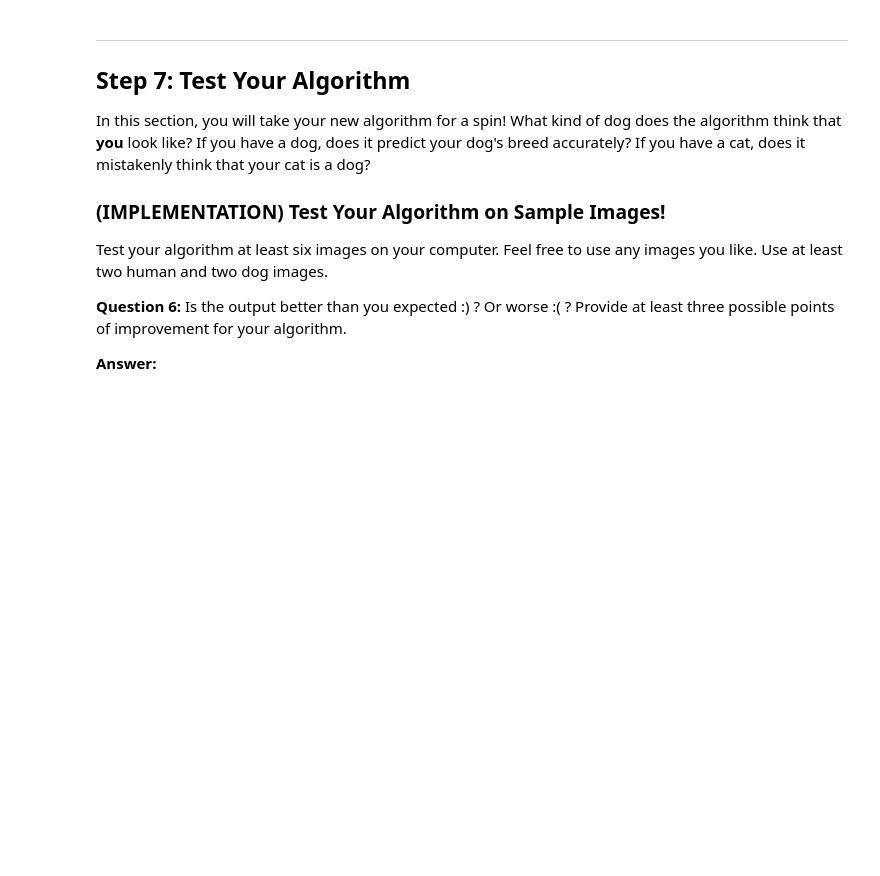
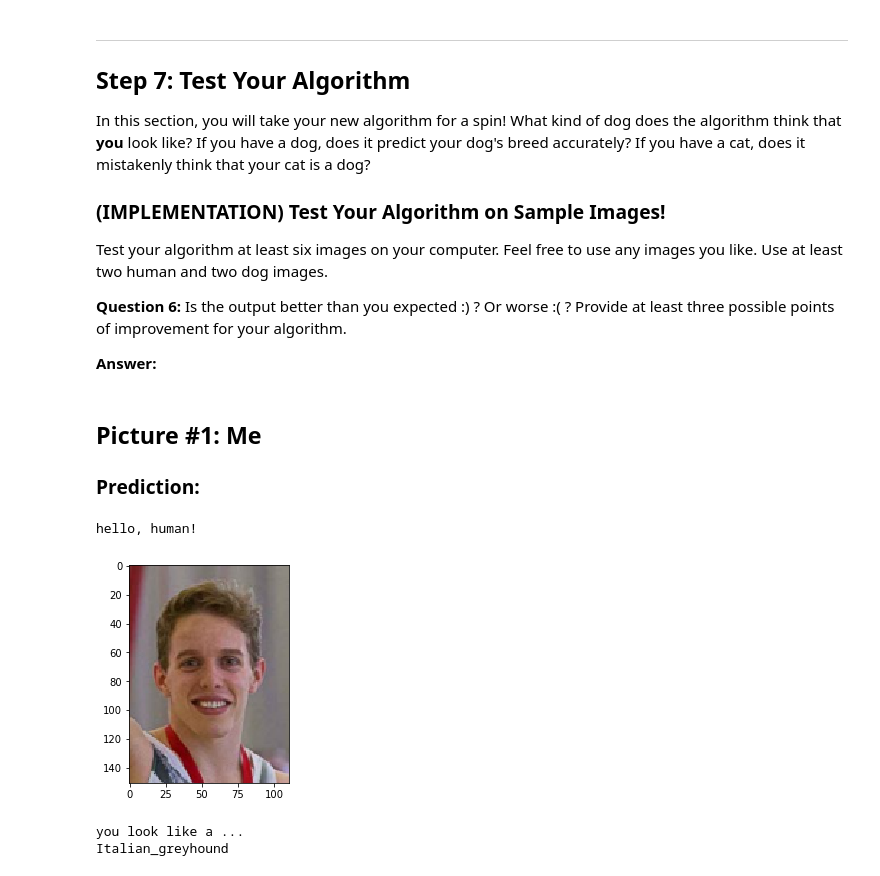
Before and after one commit to TipTop314/dog-breed, a Jupyter notebook: dog_app.ipynb, the cells around one changed output. Drawn from its saved outputs; the diff is of its cells as text; code cells hidden in the pictures; blank space fills up the shorter version.

Commit message:
finished dog_app and adding required images

```diff
--- a/dog_app.ipynb
+++ b/dog_app.ipynb
@@ -785,3 +756,13 @@ __Answer:__
 ## TODO: Execute your algorithm from Step 6 on
 ## at least 6 images on your computer.
 ## Feel free to use as many code cells as needed.
+# %% [markdown]
+## Picture #1: Me
+### Prediction:
+# %%
+human_or_dog("images/Taylor_1.png")
+# %% [output]
+hello, human!
+[figure, added]
+you look like a ...
+Italian_greyhound
```
Also changed, not shown: parts of 39 cells of this notebook, 6 other files.
